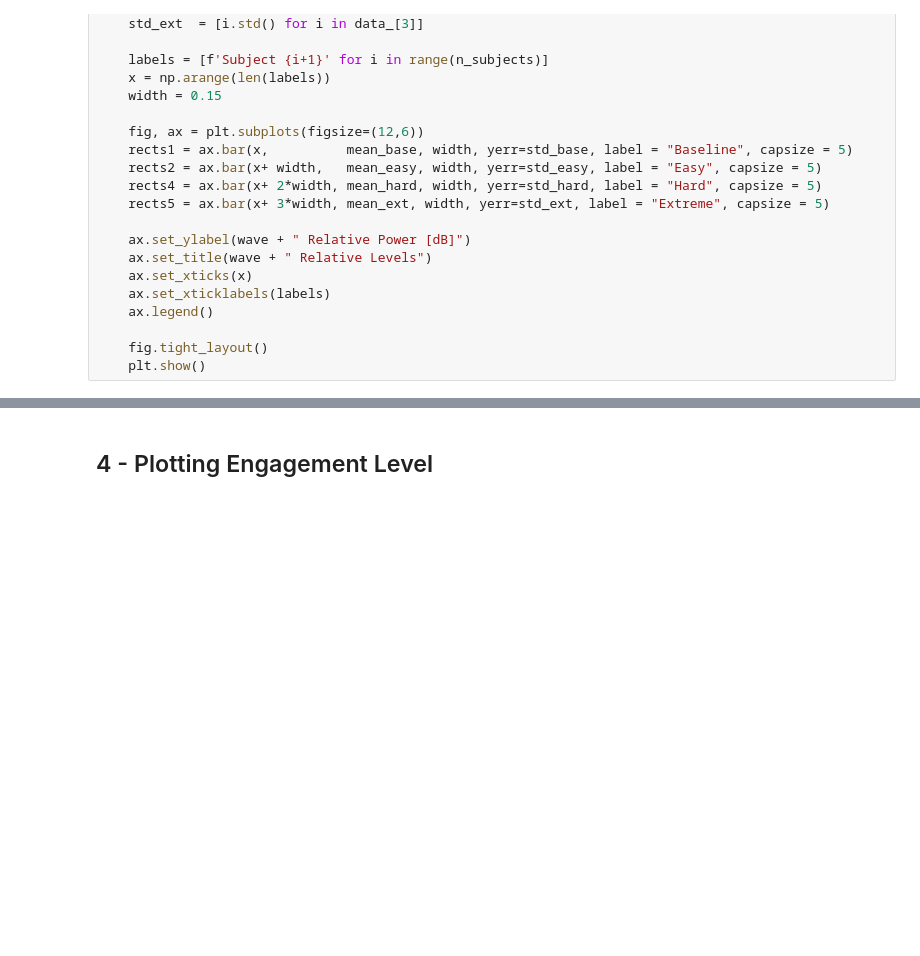
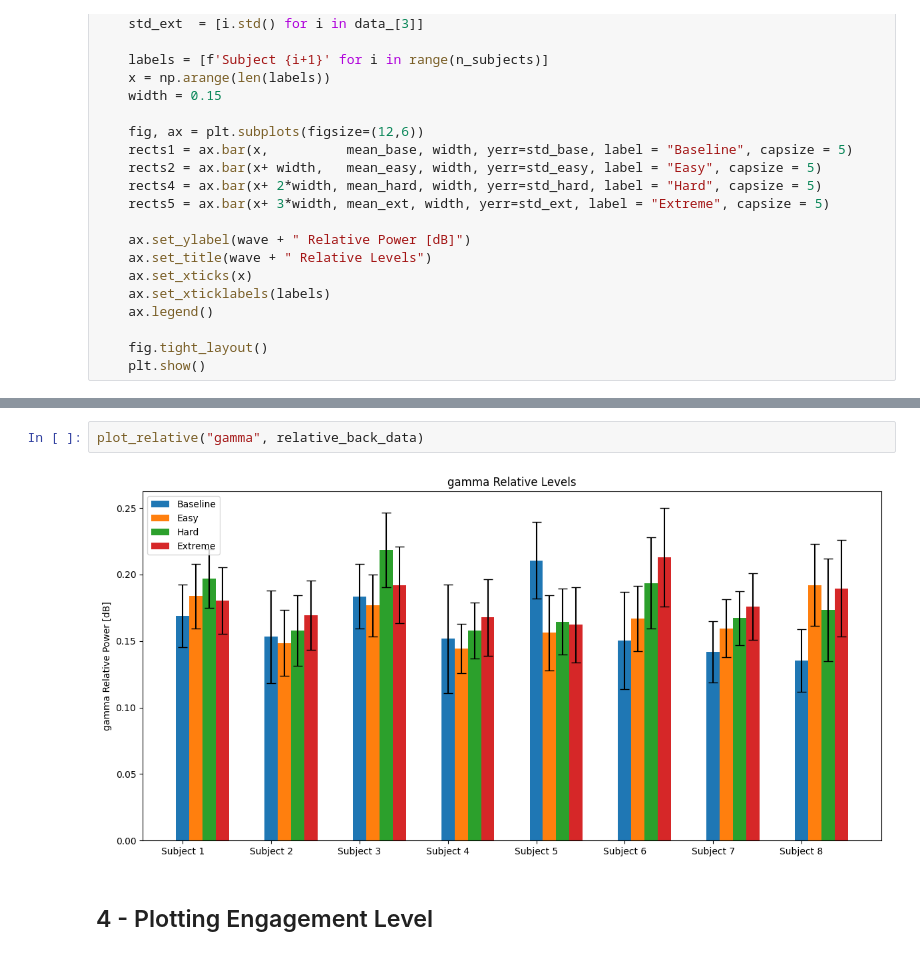
Before and after one commit to aaronjuma/EEGMario, a Jupyter notebook: Analysis/SurvivalVisualization.ipynb, the cells around one changed output, grey strips where cells are left out. Drawn from its saved outputs; the diff is of its cells as text; blank space fills up the shorter version.

```diff
--- a/Analysis/SurvivalVisualization.ipynb
+++ b/Analysis/SurvivalVisualization.ipynb
@@ -377,3 +394,7 @@ plot_relative("gamma", relative_data)
+# %%
+plot_relative("gamma", relative_back_data)
+# %% [output]
+[figure, added]
 # %% [markdown]
 ## 4 - Plotting Engagement Level
 # %%
```
Also changed, not shown: parts of 11 cells of this notebook.
